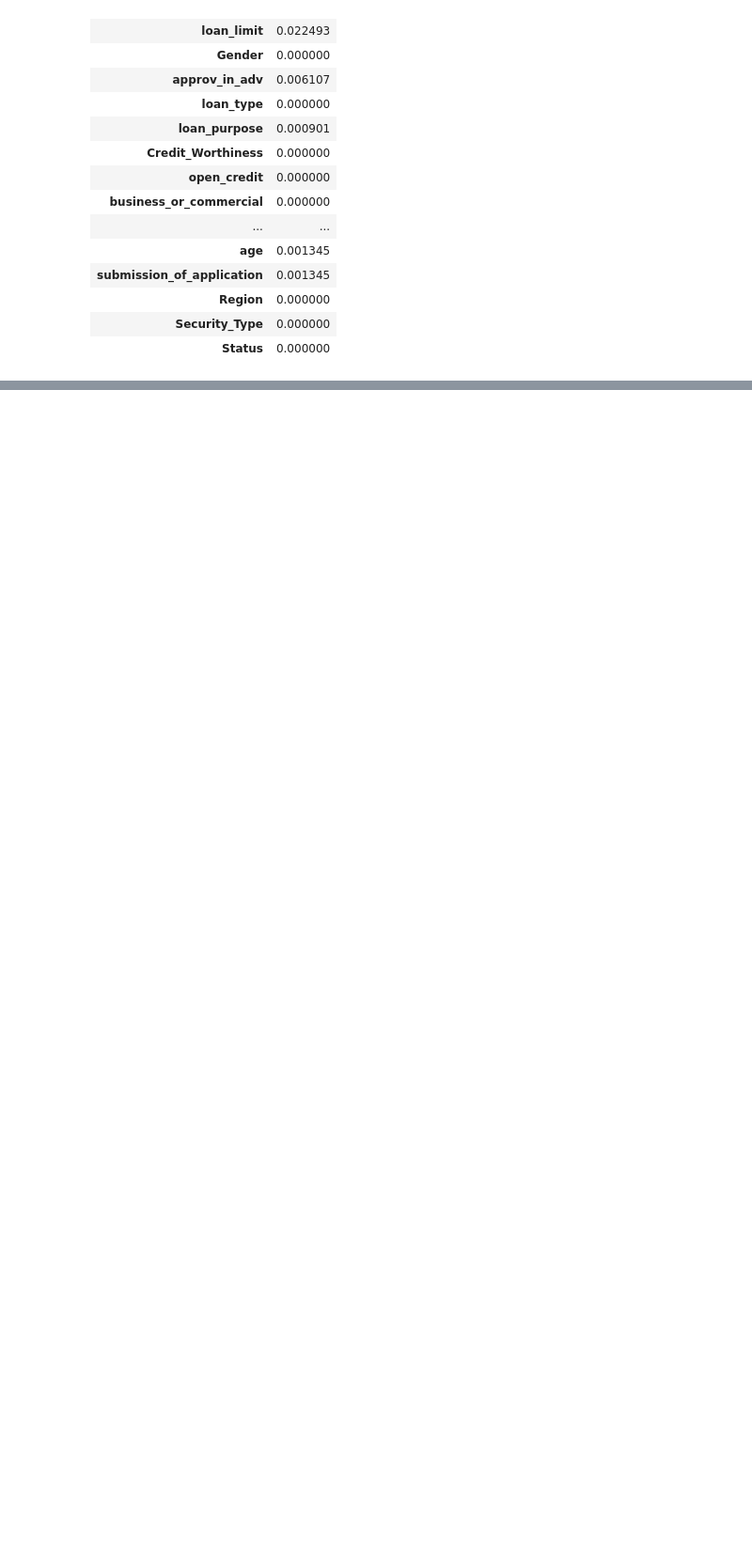
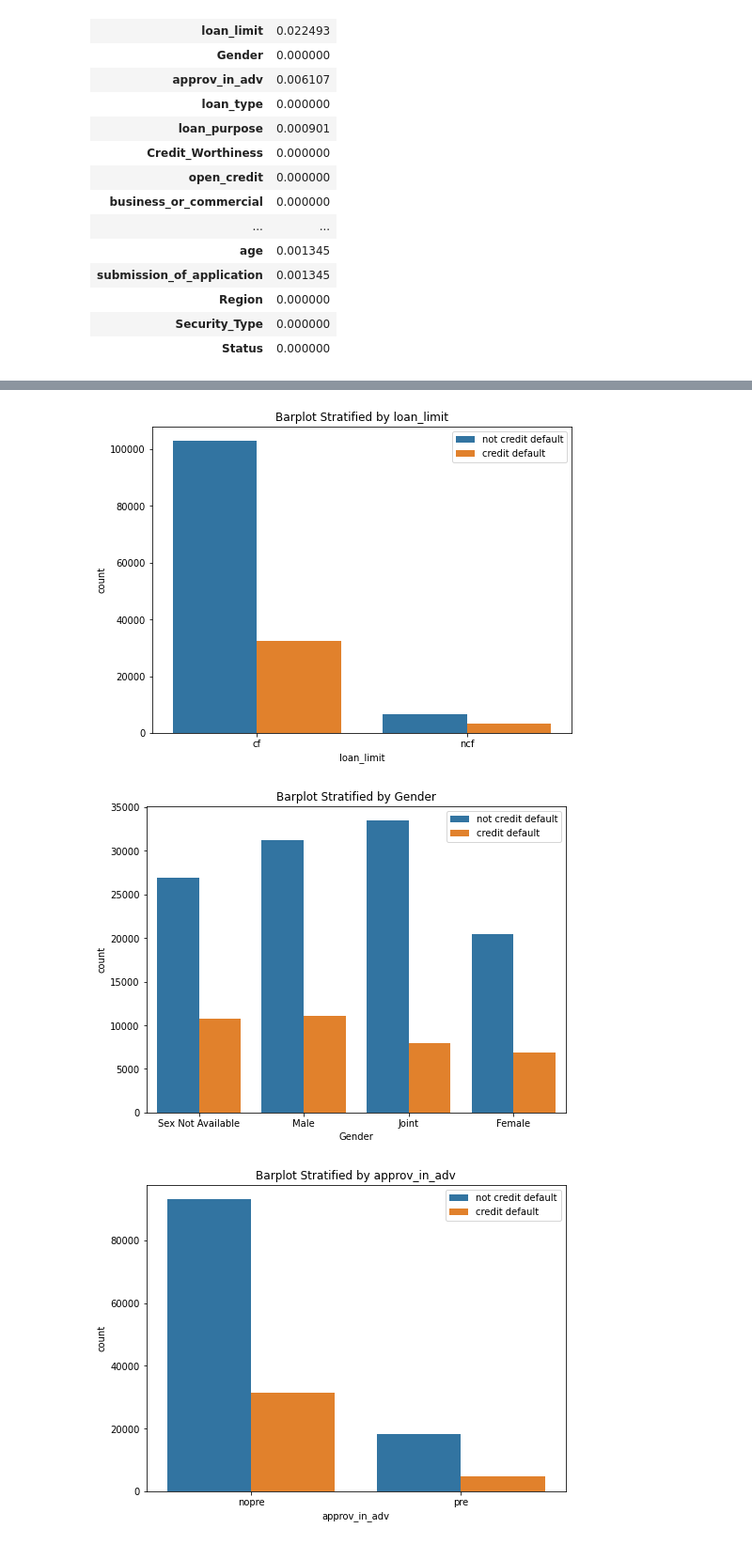
Before and after one commit to Sebastian1981/CustomerAnalytics_CreditDefaultPrediction, a Jupyter notebook: dataprep.ipynb, the cells around one changed output, grey strips where cells are left out. Shown: that part at 94% size. Cells and saved outputs as stored; diff of their text form; code cells hidden in the pictures; blank space fills up the shorter version.

```diff
--- a/dataprep.ipynb
+++ b/dataprep.ipynb
@@ -239,0 +360,4 @@ Calculating shap values...
+# %%
+# lets replace outliers in income and loan_amount with median
+df['income'][df['income']>40000] = df['income'].median()
+df['loan_amount'][df['loan_amount']>500000] = df['loan_amount'].median()
@@ -239,0 +375,12 @@ Calculating shap values...
+# %%
+# show distribution of categorical features
+for feat in cat_features:
+  fig, ax = plt.subplots(figsize=(8,6))
+  ax = sns.countplot(x=feat, hue="Status", data=df, ax=ax)
+  ax.set_title('Barplot Stratified by '+feat)
+  ax.legend(['not credit default', 'credit default'])
+  plt.show()
+# %% [output]
+[figure, added]
+[figure, added]
+[figure, added]
```
Also changed, not shown: parts of 43 cells of this notebook.
